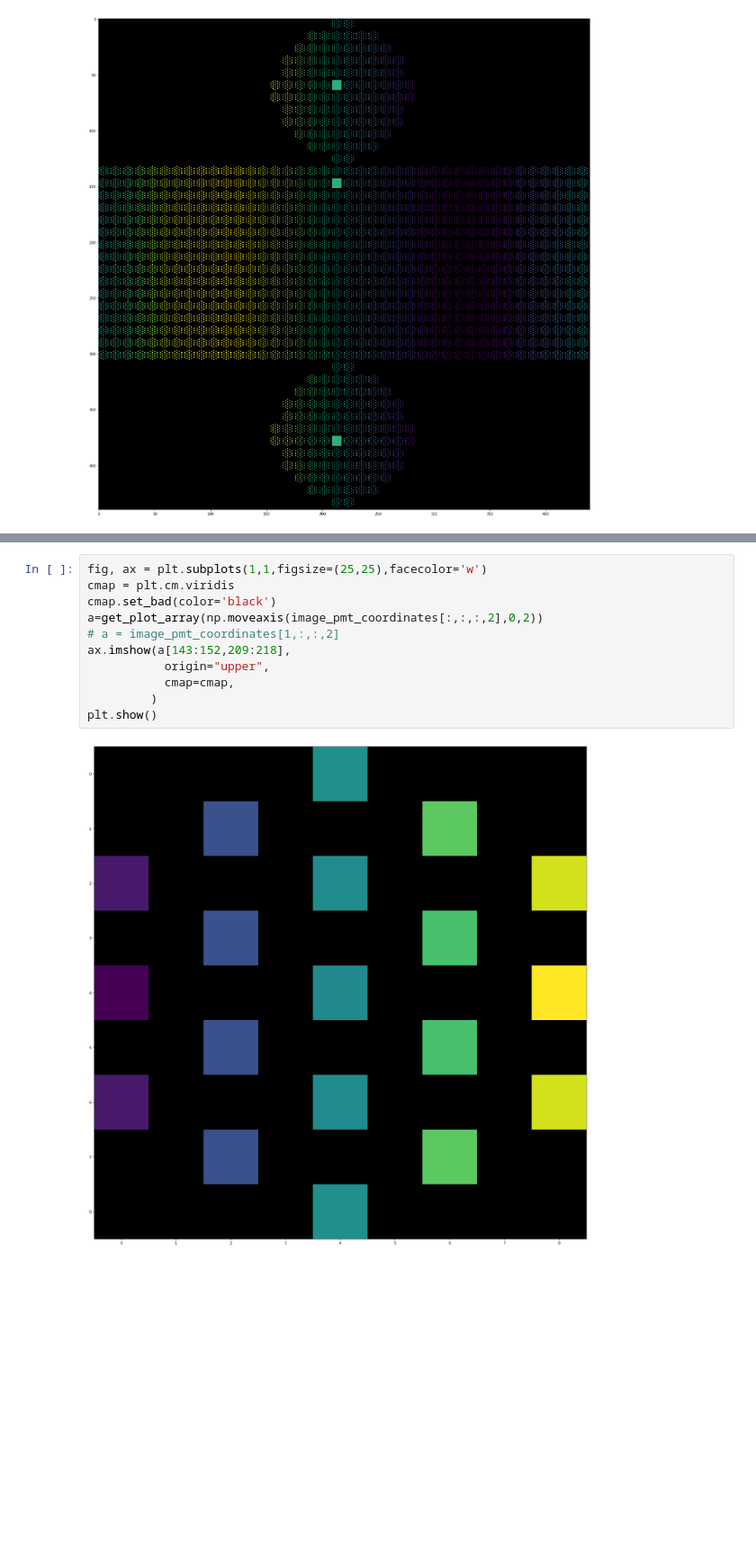
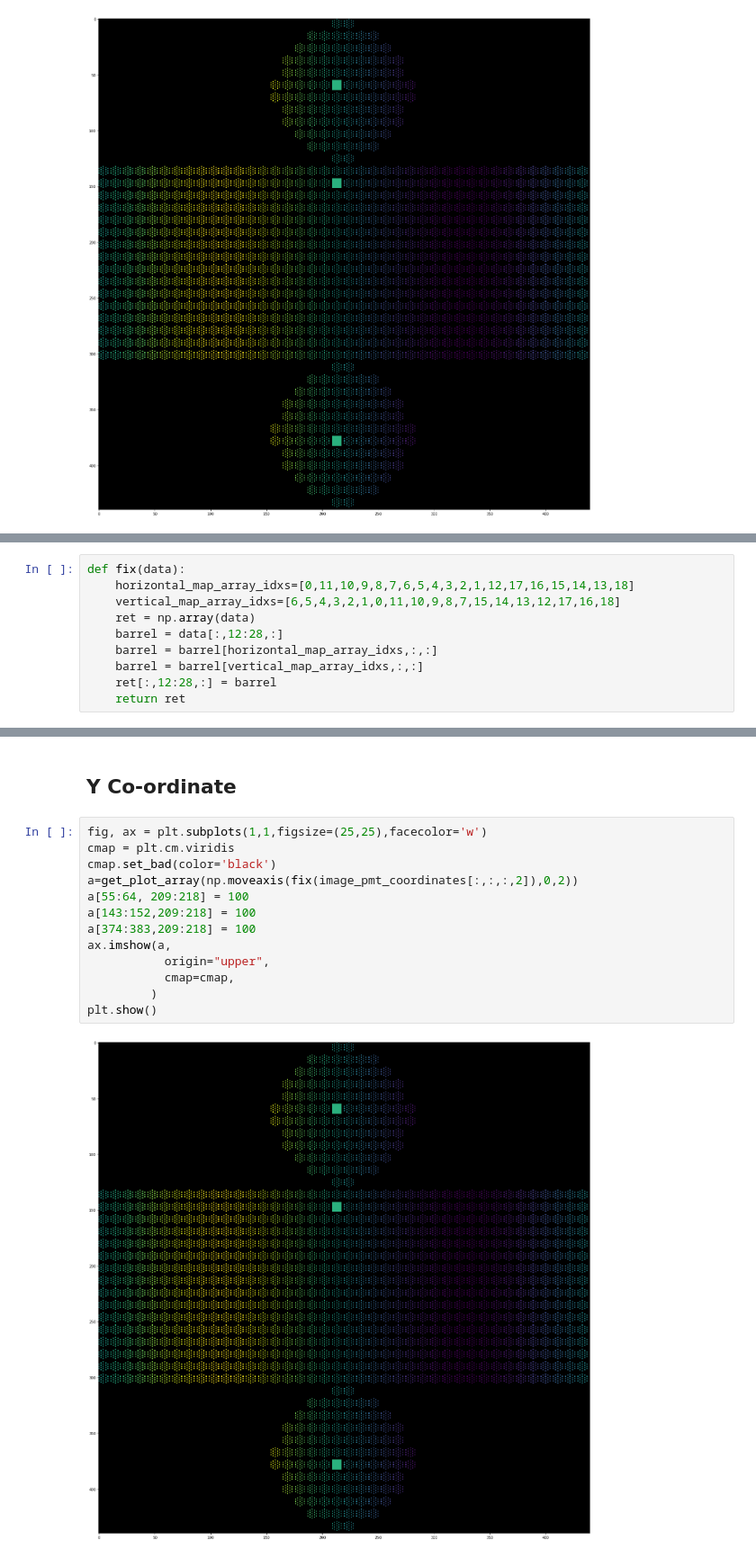
Before and after one commit to WatChMaL/CNN, a Jupyter notebook: Data Transforms/Checking Event Display Positions.ipynb, the cells around one changed output, grey strips where cells are left out. Shown at 90% size. Cells and saved outputs as stored; diff of their text form; blank space fills up the shorter version.

```diff
--- a/Data Transforms/Checking Event Display Positions.ipynb
+++ b/Data Transforms/Checking Event Display Positions.ipynb
@@ -149,0 +145,10 @@ plt.show()
+# %%
+def fix(data):
+    horizontal_map_array_idxs=[0,11,10,9,8,7,6,5,4,3,2,1,12,17,16,15,14,13,18]
+    vertical_map_array_idxs=[6,5,4,3,2,1,0,11,10,9,8,7,15,14,13,12,17,16,18]
+    ret = np.array(data)
+    barrel = data[:,12:28,:]
+    barrel = barrel[horizontal_map_array_idxs,:,:]
+    barrel = barrel[vertical_map_array_idxs,:,:]
+    ret[:,12:28,:] = barrel
+    return ret
@@ -163,13 +214,17 @@ plt.show()
+# %% [markdown]
+## Y Co-ordinate
 # %%
 fig, ax = plt.subplots(1,1,figsize=(25,25),facecolor='w')
 cmap = plt.cm.viridis
 cmap.set_bad(color='black')
-a=get_plot_array(np.moveaxis(image_pmt_coordinates[:,:,:,2],0,2))
-# a = image_pmt_coordinates[1,:,:,2]
-ax.imshow(a[143:152,209:218],
+a=get_plot_array(np.moveaxis(fix(image_pmt_coordinates[:,:,:,2]),0,2))
+a[55:64, 209:218] = 100
+a[143:152,209:218] = 100
+a[374:383,209:218] = 100
+ax.imshow(a,
            origin="upper",
            cmap=cmap,
          )
 plt.show()
 # %% [output]
-[figure, old version]
+[figure, new version]
```
Also changed, not shown: parts of 15 cells of this notebook, 1 other file.
